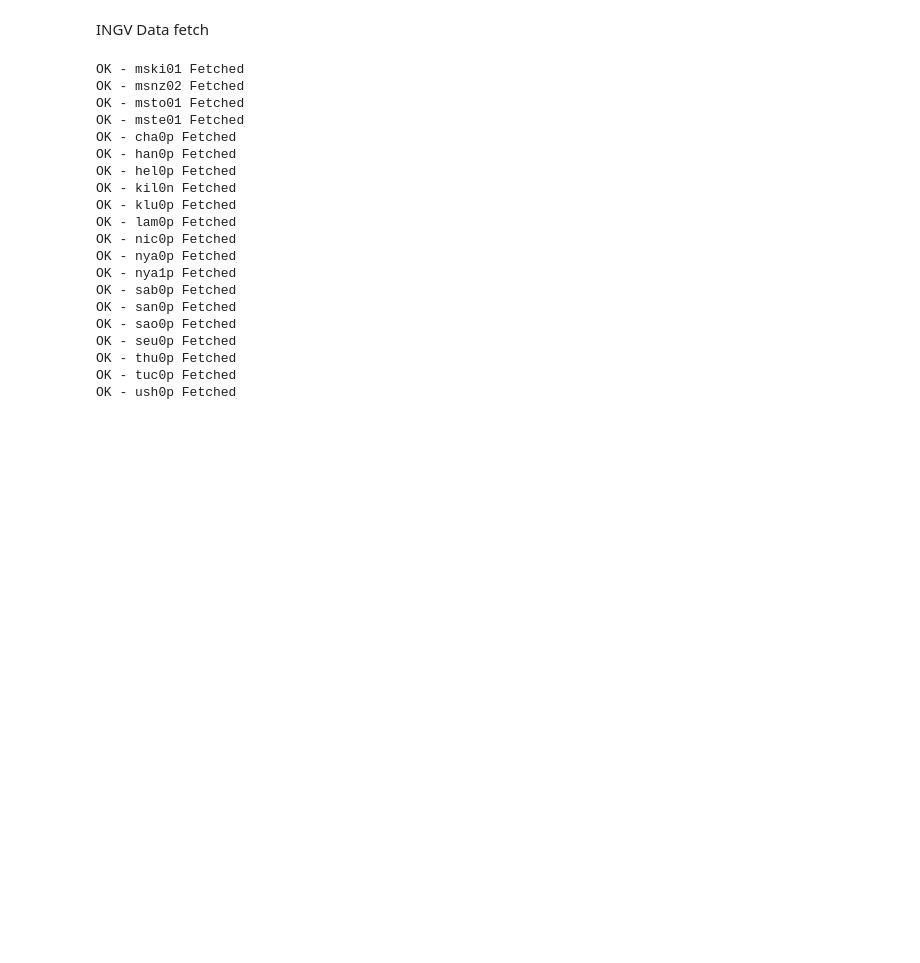
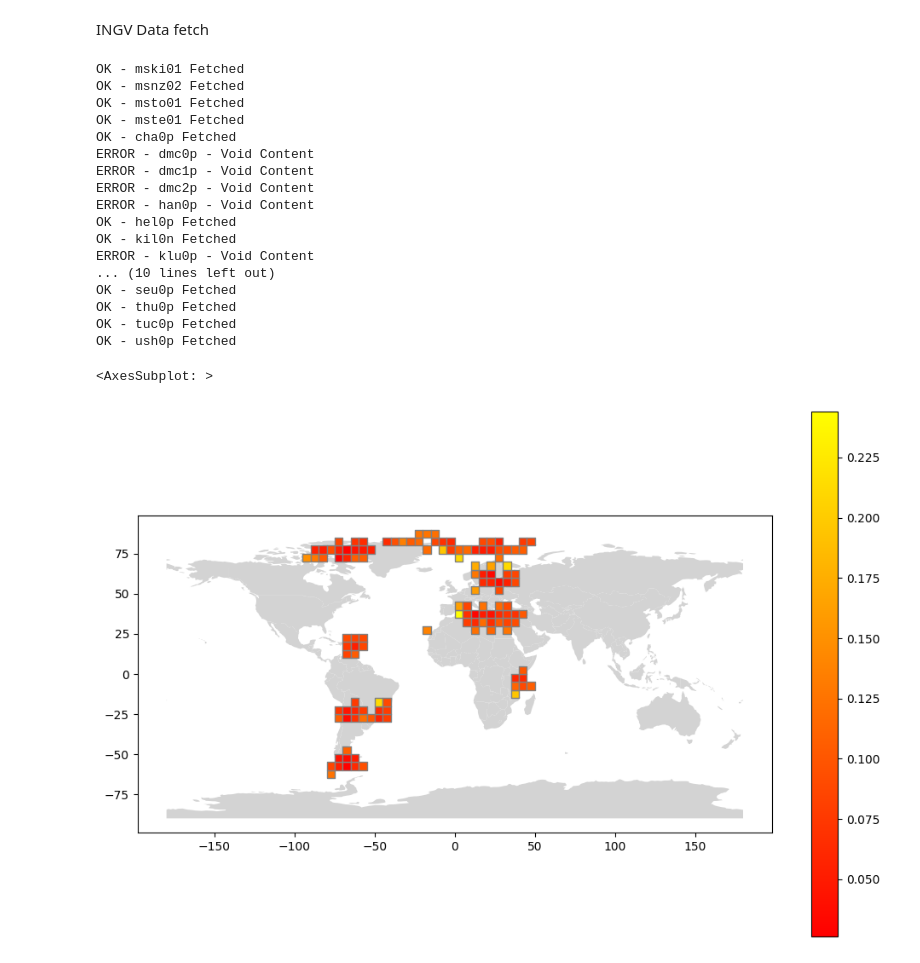
Before and after one commit to ArthurAmmeux/TAMAGI, a Jupyter notebook: SATCOM/S4_data_fetch.ipynb, the cells around one changed output. Saved outputs shown, nothing was run; the diff lists cells and outputs as text; code cells hidden in the pictures; blank space fills up the shorter version.

Commit message:
Grid aggregation of a mean of S4 in an area. Functional.

```diff
--- a/SATCOM/S4_data_fetch.ipynb
+++ b/SATCOM/S4_data_fetch.ipynb
@@ -36,7 +38,7 @@ worldmap = gpd.read_file(gpd.datasets.get_path("naturalearth_lowres"))
 def init_stations_INGV():
     ingv_stations = json.loads(requests.get("http://ws-eswua.rm.ingv.it/scintillation.php/records/wsstation?order=code&include=code,lat,lon,name,status").content)["records"]
     ingv_active_stations = list()
-    not_wanted_stations = ["dmc0p", "dmc1p", "dmc2p","lyb0p", "mal0p","mzs0p"]
+    not_wanted_stations = []#["dmc0p", "dmc1p", "dmc2p","lyb0p", "mal0p","mzs0p"]
 
     for station in ingv_stations:
         if station["status"] == "Active" and station["code"] not in not_wanted_stations:
@@ -83,6 +85,7 @@ def get_s4_ingv_all():
     s4_data = pd.DataFrame()
     for station_code in stations_INGV["code"]:
         s4_data = pd.concat([s4_data,get_s4_ingv_lasts(station_code)], ignore_index=True)
+    s4_data.drop(s4_data[s4_data["s4"] < 0].index, inplace=True)
     return pd.DataFrame(s4_data)
 # %%
 # http s://impc.dlr.de/SWE/Ionospheric_Perturbations/Local_Scintillation_Measurements/msto01/2023/001/ for free access archives (no login required)
@@ -122,6 +125,7 @@ def get_s4_impc_all():
     s4_data["timestamp"] = s4_data["datetime"].apply(datetime.timestamp)
     s4_data["timestamp"] = s4_data["timestamp"].apply(str)
     s4_data.drop(s4_data[s4_data["timestamp"] < str(datetime.fromisoformat(START_DT).timestamp())].index, inplace=True)
+    s4_data.drop(s4_data[s4_data["s4"] < 0].index, inplace=True)
     return s4_data
 # %%
 def get_s4_from_stations():
@@ -134,19 +138,65 @@ OK - msnz02 Fetched
 OK - msto01 Fetched
 OK - mste01 Fetched
 OK - cha0p Fetched
-OK - han0p Fetched
+ERROR - dmc0p - Void Content
+ERROR - dmc1p - Void Content
+ERROR - dmc2p - Void Content
+ERROR - han0p - Void Content
 OK - hel0p Fetched
 OK - kil0n Fetched
-OK - klu0p Fetched
-OK - lam0p Fetched
-OK - nic0p Fetched
-OK - nya0p Fetched
-OK - nya1p Fetched
-OK - sab0p Fetched
-OK - san0p Fetched
-OK - sao0p Fetched
+ERROR - klu0p - Void Content
+... (10 lines left out)
 OK - seu0p Fetched
 OK - thu0p Fetched
 OK - tuc0p Fetched
 OK - ush0p Fetched
+# %%
+
+
+# GeoPandas grid creation
+
+# Create a fishnet
+xmin,ymin = (-180, -90)
+xmax,ymax = (180,90)
+grid_cells = []
+
+# Polygon Size
+square_size = 5 # Side length in degrees
+# while y <= 90:
+#     while x <= 180:
+#         geom = geometry.Polygon([(x-180,y-90), (x-180, y-90+square_size), (x-180+square_size, y-90+square_size), (x-180+square_size, y-90), (x-180, y-90)])
+#         geom_array.append(geom)
+#         x += square_size
+#     x = -180
+#     y += square_size
+
+for x0 in np.arange(xmin, xmax+square_size, square_size ):
+    for y0 in np.arange(ymin, ymax+square_size, square_size):
+        # bounds
+        x1 = x0-square_size
+        y1 = y0+square_size
+        grid_cells.append(shapely.geometry.box(x0, y0, x1, y1)  )
+
+# Data formatting
+s4_data_allstations.drop(columns=["timestamp"])
+cell = gpd.GeoDataFrame(grid_cells, columns=['geometry'], crs="EPSG:4326")
+gdf_data = gpd.GeoDataFrame(s4_data_allstations, geometry=gpd.points_from_xy(s4_data_allstations.lon, s4_data_allstations.lat), crs="EPSG:4326")
+
+merged = gpd.sjoin(gdf_data, cell, how='left', predicate='within')
+# Compute stats per grid cell -- aggregate to grid cells with dissolve
+dissolve = merged.dissolve(by="index_right", aggfunc={"s4": "mean"})
+# put this into cell
+cell.loc[dissolve.index, 's4'] = dissolve.s4.values
+
+
+# Plotting the map
+
+ax = cell.plot(column='s4', figsize=(12, 8), cmap='autumn', edgecolor="grey", legend= True)
+#divider = make_axes_locatable(ax)
+#cax = divider.append_axes("right", size="5%", pad=0.2)
+world = gpd.read_file(gpd.datasets.get_path('naturalearth_lowres')).to_crs(cell.crs)
+world.plot(ax=ax, color='lightgrey', zorder=0) # , cax=cax)
+# %% [output]
+<AxesSubplot: >
+[figure, added]
 # %%
```
Also changed, not shown: parts of 2 cells of this notebook.
